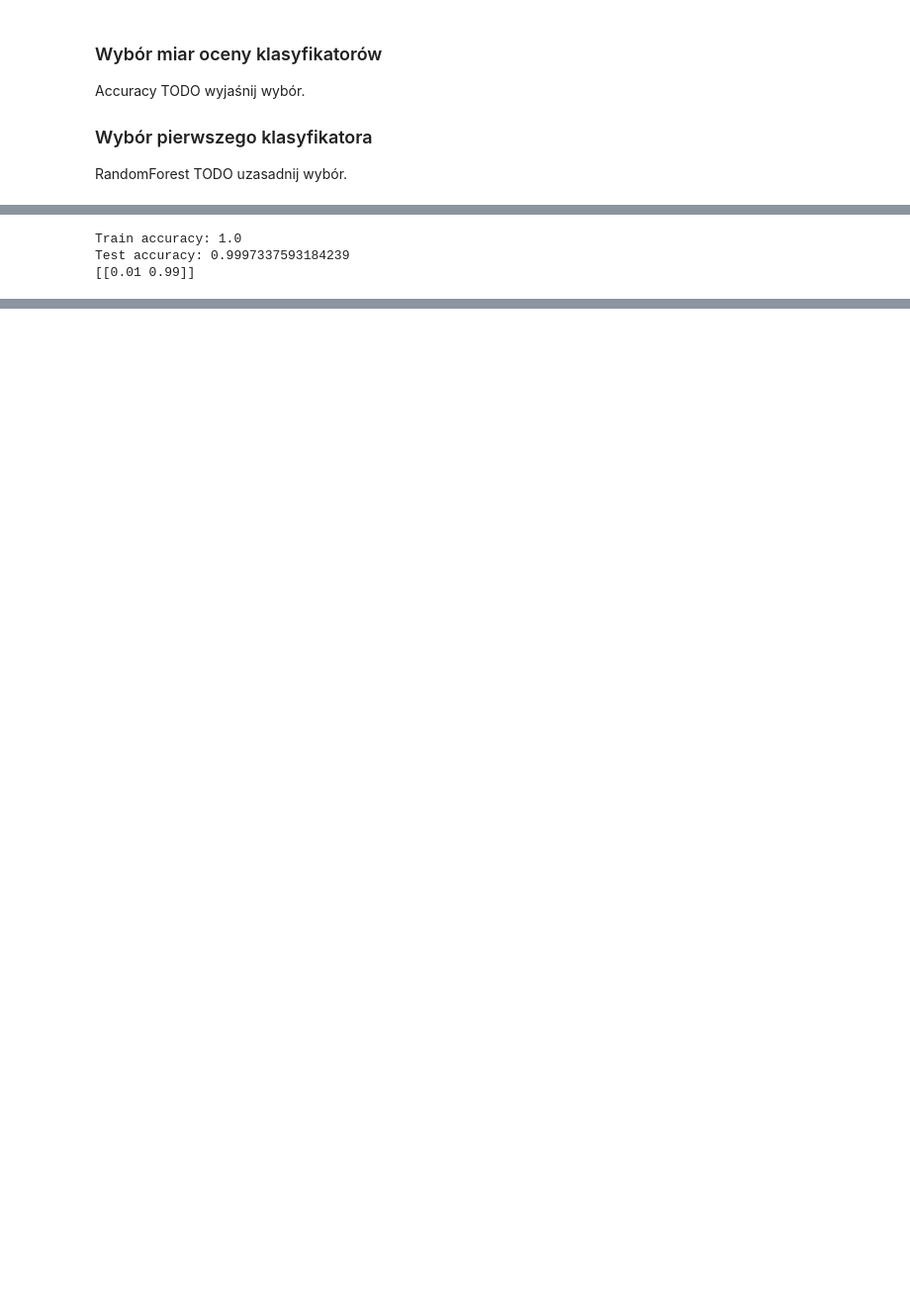
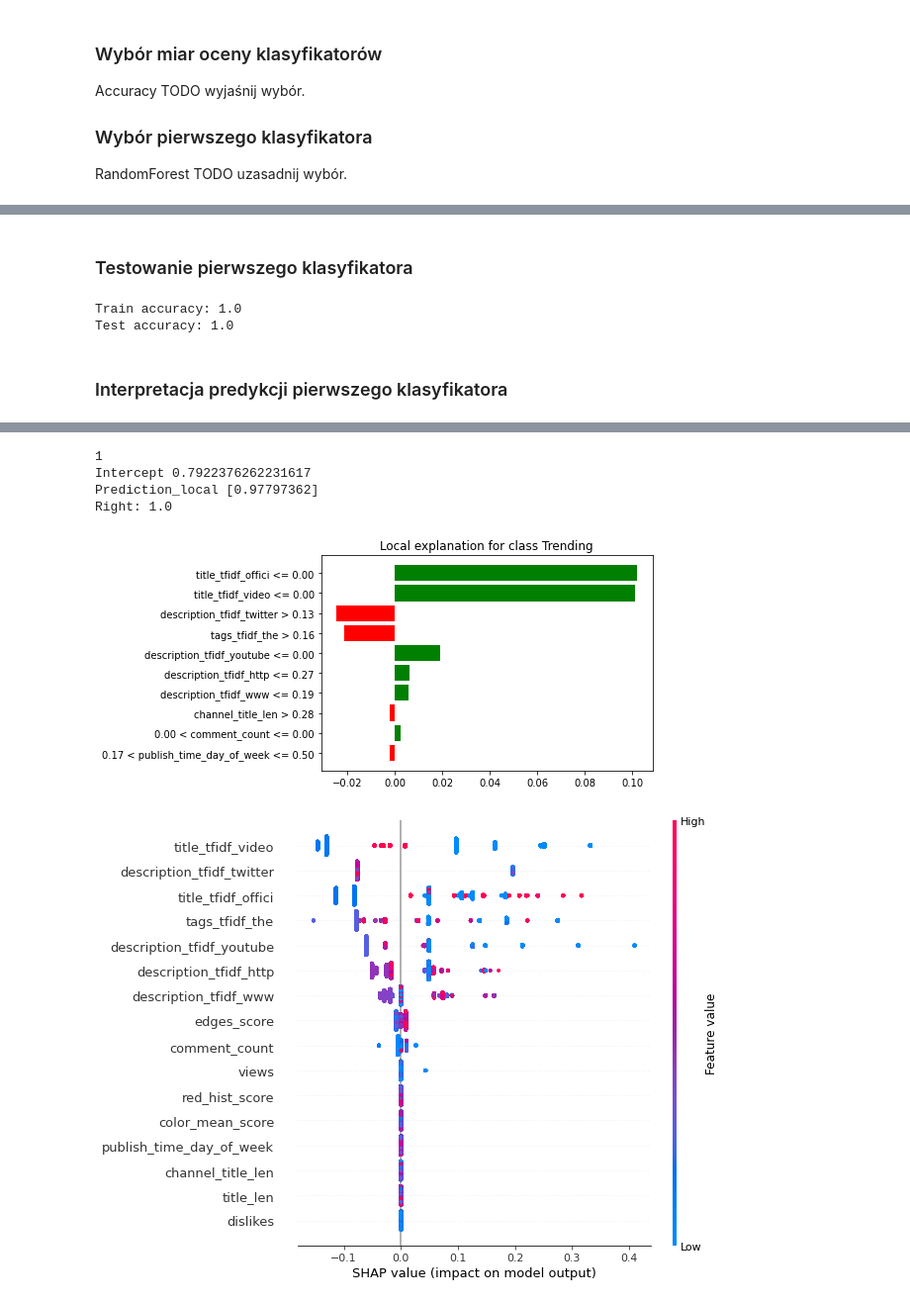
Before and after one commit to DominikKossinski/PED, a Jupyter notebook: notebooks/PED_6.ipynb, the cells around one changed output, grey strips where cells are left out. Shown at 99% size. Saved outputs shown, nothing was run; the diff lists cells and outputs as text; code cells hidden in the pictures; blank space fills up the shorter version.

Commit message:
random forest classifier with grid search and shap

```diff
--- a/notebooks/PED_6.ipynb
+++ b/notebooks/PED_6.ipynb
@@ -129,3 +123,20 @@ TODO wyjaśnij wybór.
 
 RandomForest
 TODO uzasadnij wybór.
+# %%
+param_grid = {
+    "reduce_dim__k": range(1, 50, 5),
+    "classifier__max_depth": range(10, 50, 10),
+    "classifier__min_samples_leaf": [1, 2, 4],
+    "classifier__n_estimators": [10, 50, 100, 200]
+
+}
+
+pipeline = Pipeline([
+    ("reduce_dim", SelectKBest(chi2)),
+    ("classifier", RandomForestClassifier())
+])
+
+grid_search = GridSearchCV(pipeline, n_jobs=8, param_grid=param_grid, cv=10)
+grid_search.fit(x_train, y_train)
+print(grid_search.best_params_)
@@ -132,34 +190,52 @@ TODO uzasadnij wybór.
+# %% [markdown]
+### Testowanie pierwszego klasyfikatora
 # %%
-rf = RandomForestClassifier()
-rf.fit(x_train, y_train)
-print_stats(rf, x_train, y_train, x_test, y_test)
+print_stats(rf, x_train_selected, y_train, x_test_selected, y_test)
 rf_pred = lambda x: rf.predict_proba(x).astype(float)
-print(rf_pred([x_test.loc[[0]].values[0]]))
 # %% [output]
 Train accuracy: 1.0
-Test accuracy: 0.9997337593184239
-[[0.01 0.99]]
+Test accuracy: 1.0
+# %% [markdown]
+### Interpretacja predykcji pierwszego klasyfikatora
 # %%
-# Tree on Random Forest
 explainerRF = shap.TreeExplainer(rf)
-shap_values_RF_test = explainerRF.shap_values(x_test,approximate=True)
-shap_values_RF_train = explainerRF.shap_values(x_train, approximate=True)
+
+
+shap_values_RF_test = explainerRF.shap_values(x_test_selected, approximate=True)
+shap_values_RF_train = explainerRF.shap_values(x_train_selected, approximate=True)
 # Random Forest
 #TODO check index
 # df_shap_RF_test = pd.DataFrame(shap_values_RF_test[1], columns=x_test.columns.values)
 # df_shap_RF_train = pd.DataFrame(shap_values_RF_train[1], columns=x_train.columns.values)
 
 # LIME has one explainer for all models
 explainer = LimeTabularExplainer(
-    x_train.values,
-    feature_names=x_train.columns.values.tolist(),
+    x_train_selected.values,
+    feature_names=x_train_selected.columns.values.tolist(),
     class_names=['Non trending', "Trending"],
     # categorical_features=categorical_features,
     verbose=True,
 )
 
 j = 0
 # initialize js for SHAP
 shap.initjs()
+
+print(y_test.to_numpy()[j])
+exp = explainer.explain_instance(x_test_selected.loc[[j]].values[0], rf_pred)
+exp.save_to_file("lime.html")
+# exp.show_in_notebook(show_table=True)
+fig = exp.as_pyplot_figure()
+plt.show(fig)
+
+
+# shap.force_plot(explainerRF.expected_value, shap_values_RF_test[j], x_test.iloc[[j]])
+shap.summary_plot(shap_values_RF_train[1], x_train_selected)
 # %% [output]
 [interactive output not drawn]
+1
+Intercept 0.7922376262231617
+Prediction_local [0.97797362]
+Right: 1.0
+[figure, added]
+[figure, added]
```
Also changed, not shown: parts of 8 cells of this notebook.
